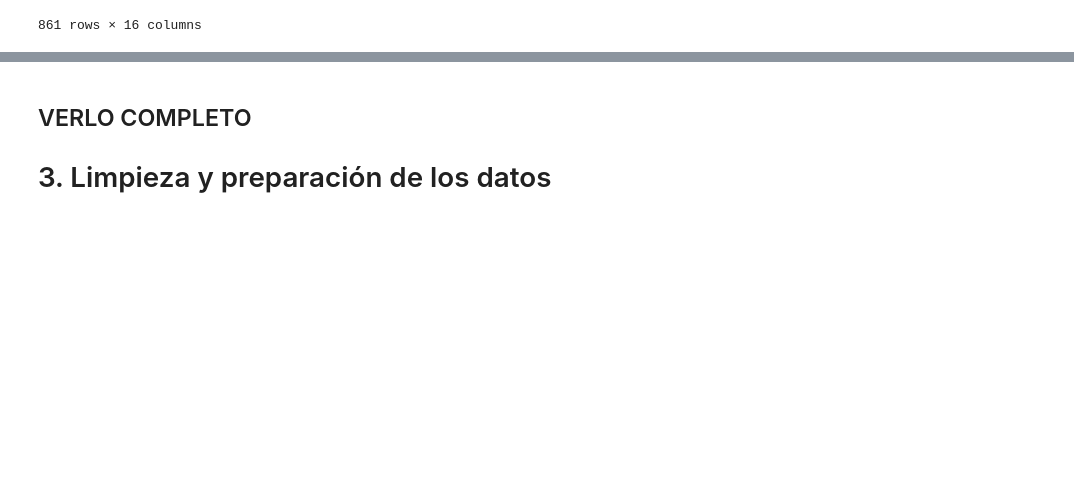
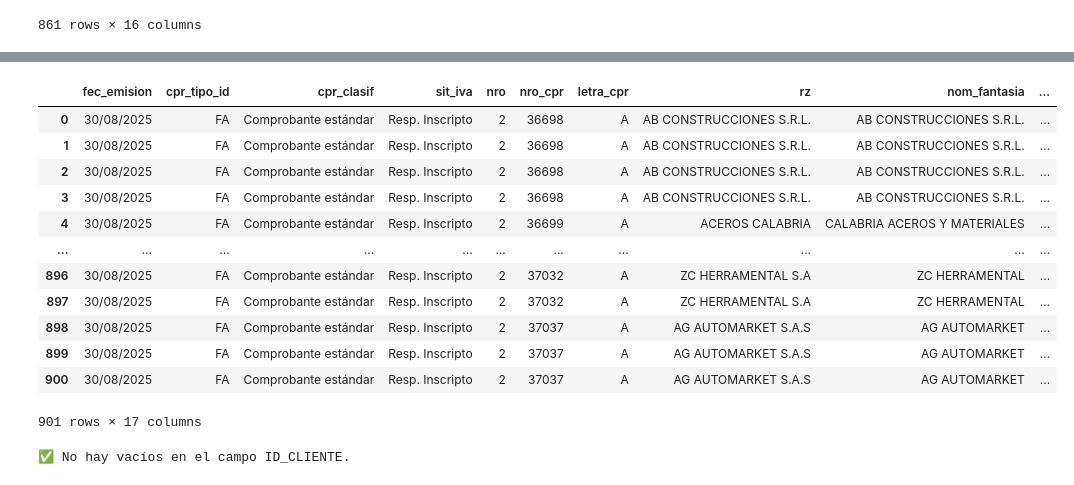
Before and after one commit to christiansaluzzo/Etsol_AnalisisClientes, a Jupyter notebook: análisis_clientes.ipynb, the cells around one changed output, grey strips where cells are left out. Drawn from its saved outputs; the diff is of its cells as text; code cells hidden in the pictures; blank space fills up the shorter version.

Commit message:
Se pudo cerrar el primer DF_Final teniendo en cuenta todos losa datos que analizamos. Hay que trabajar con los números de la facturación.

```diff
--- a/análisis_clientes.ipynb
+++ b/análisis_clientes.ipynb
@@ -1295,3 +426,0 @@ tabla_unificada.head(-2)
-# %% [markdown]
-## VERLO COMPLETO
-# 3. Limpieza y preparación de los datos
@@ -1369,0 +427,51 @@ print("\nArchivo 'clientes_segmentados.csv' generado.")
+# %%
+# Convertir a minúsculas los nombres de las columnas en el DataFrame de abonos
+DF_crudo_abonos.columns = DF_crudo_abonos.columns.str.lower()
+
+# Convertir a minúsculas los nombres de las columnas en el DataFrame de clientes
+DF_clientes_paljet.columns = DF_clientes_paljet.columns.str.lower()
+
+# --------------------------------------------------------------------------------
+# Ahora, adaptamos tu fragmento de código usando los nuevos nombres de columna:
+# --------------------------------------------------------------------------------
+
+# Probamos unificar las tablas clientes y abonos para obtener una que incorpore el ID_CLIENTE
+# Hacemos el merge uniendo por el campo "nom_fantasia" (ahora en minúsculas)
+DF_abonos_idcliente = pd.merge(
+    DF_crudo_abonos,
+    # Aseguramos que las columnas seleccionadas también estén en minúsculas
+    DF_clientes_paljet[['id_cliente', 'nom_fantasia']],
+    on='nom_fantasia', # La clave de unión también debe estar en minúsculas
+    how='left'
+)
+
+DF_abonos_idcliente.head(-2)
+# %% [output]
+|  | fec_emision | cpr_tipo_id | cpr_clasif | sit_iva | nro | nro_cpr | letra_cpr | rz | nom_fantasia | ... |
+| 0 | 30/08/2025 | FA | Comprobante estándar | Resp. Inscripto | 2 | 36698 | A | AB CONSTRUCCIONES S.R.L. | AB CONSTRUCCIONES S.R.L. | ... |
+| 1 | 30/08/2025 | FA | Comprobante estándar | Resp. Inscripto | 2 | 36698 | A | AB CONSTRUCCIONES S.R.L. | AB CONSTRUCCIONES S.R.L. | ... |
+| 2 | 30/08/2025 | FA | Comprobante estándar | Resp. Inscripto | 2 | 36698 | A | AB CONSTRUCCIONES S.R.L. | AB CONSTRUCCIONES S.R.L. | ... |
+| 3 | 30/08/2025 | FA | Comprobante estándar | Resp. Inscripto | 2 | 36698 | A | AB CONSTRUCCIONES S.R.L. | AB CONSTRUCCIONES S.R.L. | ... |
+| 4 | 30/08/2025 | FA | Comprobante estándar | Resp. Inscripto | 2 | 36699 | A | ACEROS CALABRIA | CALABRIA ACEROS Y MATERIALES | ... |
+| ... | ... | ... | ... | ... | ... | ... | ... | ... | ... | ... |
+| 896 | 30/08/2025 | FA | Comprobante estándar | Resp. Inscripto | 2 | 37032 | A | ZC HERRAMENTAL S.A | ZC HERRAMENTAL | ... |
+| 897 | 30/08/2025 | FA | Comprobante estándar | Resp. Inscripto | 2 | 37032 | A | ZC HERRAMENTAL S.A | ZC HERRAMENTAL | ... |
+| 898 | 30/08/2025 | FA | Comprobante estándar | Resp. Inscripto | 2 | 37037 | A | AG AUTOMARKET S.A.S | AG AUTOMARKET | ... |
+| 899 | 30/08/2025 | FA | Comprobante estándar | Resp. Inscripto | 2 | 37037 | A | AG AUTOMARKET S.A.S | AG AUTOMARKET | ... |
+| 900 | 30/08/2025 | FA | Comprobante estándar | Resp. Inscripto | 2 | 37037 | A | AG AUTOMARKET S.A.S | AG AUTOMARKET | ... |
+901 rows × 17 columns
+# %%
+# Sirve para VERIFICAR VACIOS en el Dataset que tenga ID_CLIENTE vacío
+
+# Filtrar registros sin ID_CLIENTE
+DS_Id_Cliente_revisar = DF_abonos_idcliente[
+    DF_abonos_idcliente["id_cliente"].isna() | (DF_abonos_idcliente["id_cliente"] == '')
+]
+
+# Verificar cantidad de registros y mostrar mensaje
+if DS_Id_Cliente_revisar.empty:
+    print("✅ No hay vacíos en el campo ID_CLIENTE.")
+else:
+    print(f"⚠️ Se encontraron {len(DS_Id_Cliente_revisar)} registros con ID_CLIENTE vacío.")
+# %% [output]
+✅ No hay vacíos en el campo ID_CLIENTE.
```
Also changed, not shown: parts of 66 cells of this notebook, 2 other files.
